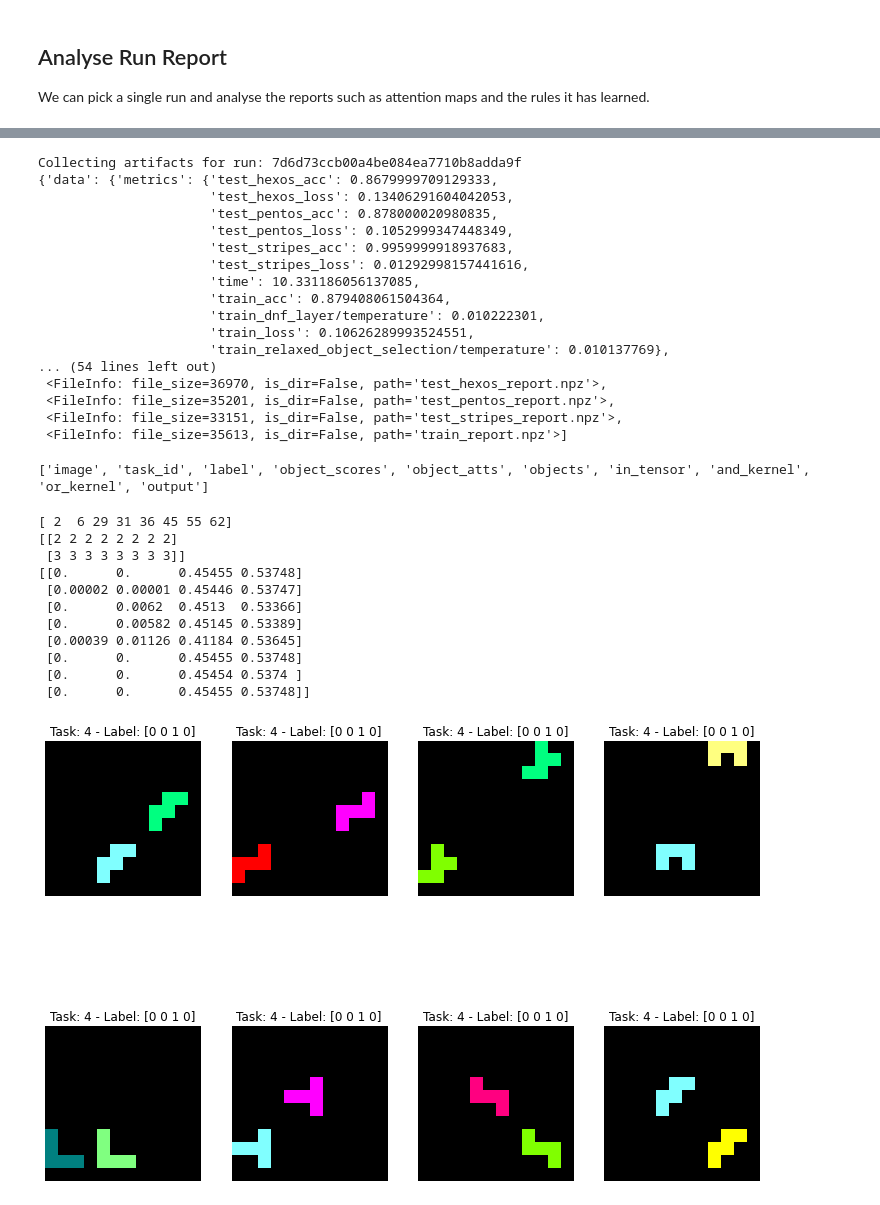
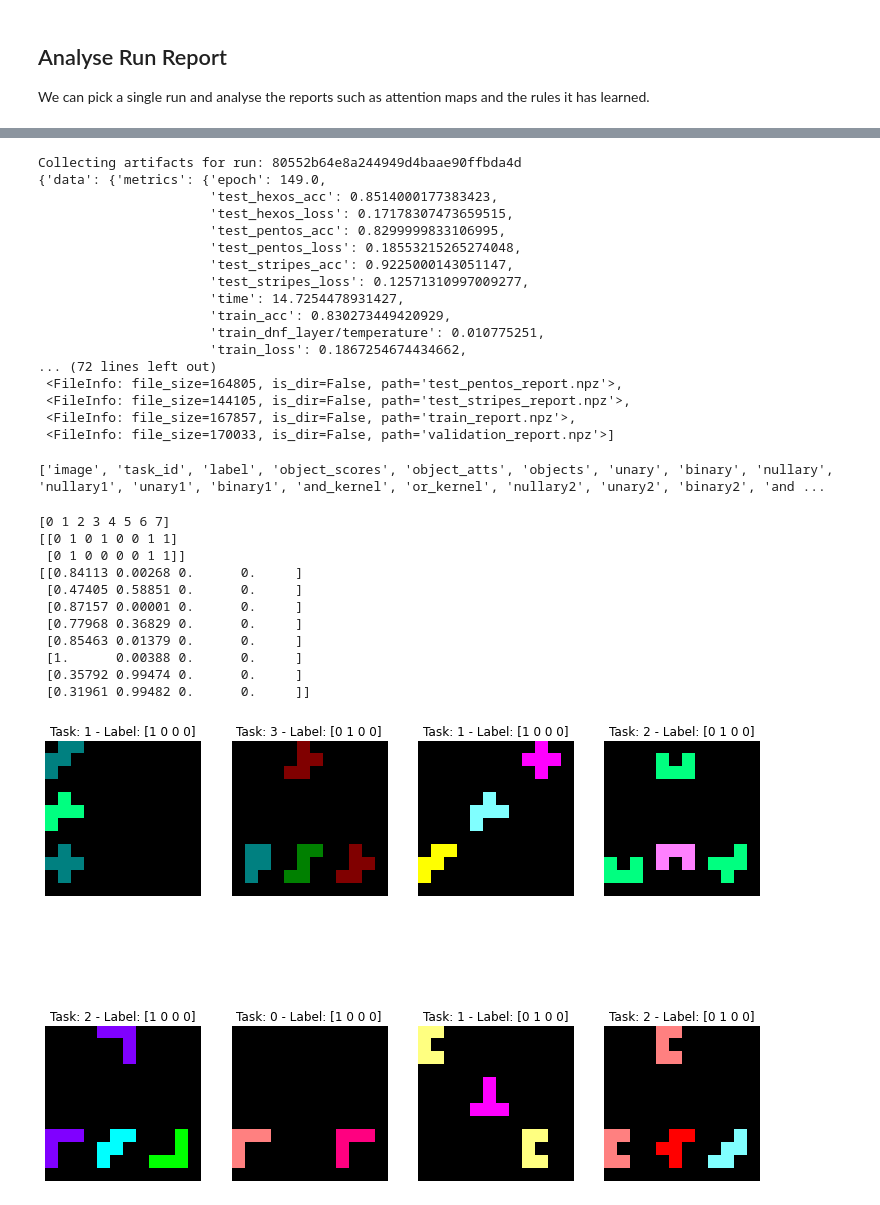
Before and after one commit to nuric/pix2rule, a Jupyter notebook: analyse_relsgame.ipynb, the cells around one changed output, grey strips where cells are left out. Cells and saved outputs as stored; diff of their text form; code cells hidden in the pictures.

```diff
--- a/analyse_relsgame.ipynb
+++ b/analyse_relsgame.ipynb
@@ -17,7 +17,7 @@ from mlflow.tracking import MlflowClient
 np.set_printoptions(suppress=True, precision=5, linewidth=120)
 # %%
 # Setup mlflow client
-mlclient = MlflowClient(tracking_uri="") # Emptry string for local
+mlclient = MlflowClient(tracking_uri="data/mlruns") # Emptry string for local
 exp_list = [x.name for x in mlclient.list_experiments()]
 print(exp_list)
 # %% [output]
@@ -100,29 +110,29 @@ exp_data.groupby(by="run_id").min()
 # %%
 # Gather a specific run
-run_id = "67e32355b56a481f86d022a71afe39d8"
-run_id = exp_data.groupby(by="run_id").min().index[-1]
+run_id = "80552b64e8a244949d4baae90ffbda4d"
+#run_id = exp_data.groupby(by="run_id").min().index[-1]
 print("Collecting artifacts for run:", run_id)
 mlrun = mlclient.get_run(run_id)
 pprint(mlrun.to_dictionary())
 pprint(mlclient.list_artifacts(run_id))
 # %% [output]
-Collecting artifacts for run: 7d6d73ccb00a4be084ea7710b8adda9f
-{'data': {'metrics': {'test_hexos_acc': 0.8679999709129333,
-                      'test_hexos_loss': 0.13406291604042053,
-                      'test_pentos_acc': 0.878000020980835,
-                      'test_pentos_loss': 0.1052999347448349,
-                      'test_stripes_acc': 0.9959999918937683,
-                      'test_stripes_loss': 0.01292998157441616,
-                      'time': 10.331186056137085,
-                      'train_acc': 0.879408061504364,
-                      'train_dnf_layer/temperature': 0.010222301,
-                      'train_loss': 0.10626289993524551,
-                      'train_relaxed_object_selection/temperature': 0.010137769},
-... (54 lines left out)
- <FileInfo: file_size=36970, is_dir=False, path='test_hexos_report.npz'>,
- <FileInfo: file_size=35201, is_dir=False, path='test_pentos_report.npz'>,
- <FileInfo: file_size=33151, is_dir=False, path='test_stripes_report.npz'>,
- <FileInfo: file_size=35613, is_dir=False, path='train_report.npz'>]
+Collecting artifacts for run: 80552b64e8a244949d4baae90ffbda4d
+{'data': {'metrics': {'epoch': 149.0,
+                      'test_hexos_acc': 0.8514000177383423,
+                      'test_hexos_loss': 0.17178307473659515,
+                      'test_pentos_acc': 0.8299999833106995,
+                      'test_pentos_loss': 0.18553215265274048,
+                      'test_stripes_acc': 0.9225000143051147,
+                      'test_stripes_loss': 0.12571310997009277,
+                      'time': 14.7254478931427,
+                      'train_acc': 0.830273449420929,
+                      'train_dnf_layer/temperature': 0.010775251,
+                      'train_loss': 0.1867254674434662,
+... (72 lines left out)
+ <FileInfo: file_size=164805, is_dir=False, path='test_pentos_report.npz'>,
+ <FileInfo: file_size=144105, is_dir=False, path='test_stripes_report.npz'>,
+ <FileInfo: file_size=167857, is_dir=False, path='train_report.npz'>,
+ <FileInfo: file_size=170033, is_dir=False, path='validation_report.npz'>]
 # %%
 def load_report(run_id: str, fpath: str):
     """Load numpy compressed report from given artifact."""
@@ -132,48 +142,52 @@ def load_report(run_id: str, fpath: str):
 report = load_report(run_id, "train_report.npz")
 print(report.files)
 # %% [output]
-['image', 'task_id', 'label', 'object_scores', 'object_atts', 'objects', 'in_tensor', 'and_kernel', 'or_kernel', 'output']
+['image', 'task_id', 'label', 'object_scores', 'object_atts', 'objects', 'unary', 'binary', 'nullary', 'nullary1', 'unary1', 'binary1', 'and_kernel', 'or_kernel', 'nullary2', 'unary2', 'binary2', 'and ...
 # %%
 # Let's pick some examples to analyse
 labels = np.argmax(report['label'], -1)
 predictions = np.argmax(report['output'], -1)
 idxs = np.flatnonzero(labels != predictions)[:8]
+idxs = np.arange(8)
 print(idxs)
 print(np.stack([labels[idxs], predictions[idxs]]))
 print(report['output'][idxs])
 # %% [output]
-[ 2  6 29 31 36 45 55 62]
-[[2 2 2 2 2 2 2 2]
- [3 3 3 3 3 3 3 3]]
-[[0.      0.      0.45455 0.53748]
- [0.00002 0.00001 0.45446 0.53747]
- [0.      0.0062  0.4513  0.53366]
- [0.      0.00582 0.45145 0.53389]
- [0.00039 0.01126 0.41184 0.53645]
- [0.      0.      0.45455 0.53748]
- [0.      0.      0.45454 0.5374 ]
- [0.      0.      0.45455 0.53748]]
+[0 1 2 3 4 5 6 7]
+[[0 1 0 1 0 0 1 1]
+ [0 1 0 0 0 0 1 1]]
+[[0.84113 0.00268 0.      0.     ]
+ [0.47405 0.58851 0.      0.     ]
+ [0.87157 0.00001 0.      0.     ]
+ [0.77968 0.36829 0.      0.     ]
+ [0.85463 0.01379 0.      0.     ]
+ [1.      0.00388 0.      0.     ]
+ [0.35792 0.99474 0.      0.     ]
+ [0.31961 0.99482 0.      0.     ]]
 # %%
 def plot_batch(data: Dict[str, np.ndarray], plot_func, size: int = 8, cols: int = 4, figsize=(12.8, 9.6)):
     """Plot the data in subplots."""
     # data e.g. {'image': (B, ...), 'task_id': (B, ...)}
     plt.figure(figsize=figsize)
     size = size or data[next(iter(data.keys()))].shape[0]
     size = min(size, data[next(iter(data.keys()))].shape[0])
     rows = np.ceil(size / cols).astype(int)
     for i in range(size):
         plt.subplot(rows, cols, i+1)
         plot_func({k: v[i] for k,v in data.items()})
     plt.show()
 
 def plot_image(data: Dict[str, np.ndarray]):
     """Plot single image data point."""
     # data {'image': (W, H, C), 'task_id': (), 'label': ()}
     plt.imshow(data['image'])
-    plt.title(f"Task: {data['task_id']} - Label: {data['label']}")
+    title = f"Label: {data['label']}"
+    if 'task_id' in data:
+        title = f"Task: {data['task_id']} - " + title
+    plt.title(title)
     plt.axis("off")
 
-plot_batch({k: report[k][idxs] for k in ['image', 'task_id', 'label']}, plot_image, size=8)
+plot_batch({k: report[k][idxs] for k in ['image', 'task_id', 'label'] if k in report}, plot_image, size=8)
 # %% [output]
-[figure, old version]
+[figure, new version]
 # %%
```
Also changed, not shown: parts of 11 cells of this notebook.
